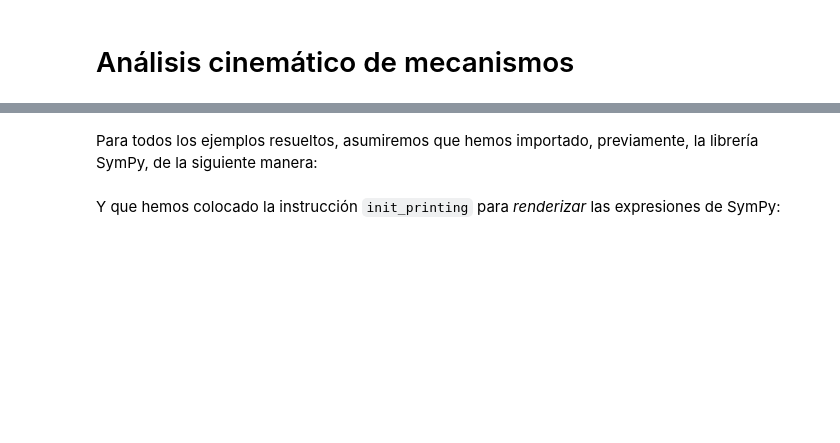
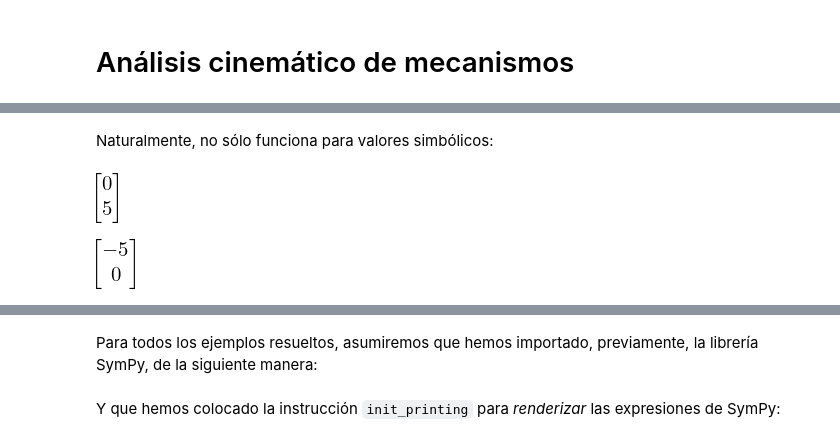
Before and after one commit to JorgeDeLosSantos/apuntes-python, a Jupyter notebook: Análisis cinemático de mecanismos.ipynb, the cells around one changed output, grey strips where cells are left out. Saved outputs shown, nothing was run; the diff lists cells and outputs as text; code cells hidden in the pictures; blank space fills up the shorter version.

```diff
--- a/Análisis cinemático de mecanismos.ipynb
+++ b/Análisis cinemático de mecanismos.ipynb
@@ -2,0 +91,10 @@
+# %% [markdown]
+Naturalmente, no sólo funciona para valores simbólicos:
+# %%
+vexp(5, pi/2)
+# %% [output]
+[figure, added]
+# %%
+vexp(5, pi/2, "j")
+# %% [output]
+[figure, added]
```
Also changed, not shown: parts of 26 cells of this notebook, 6 other files.
